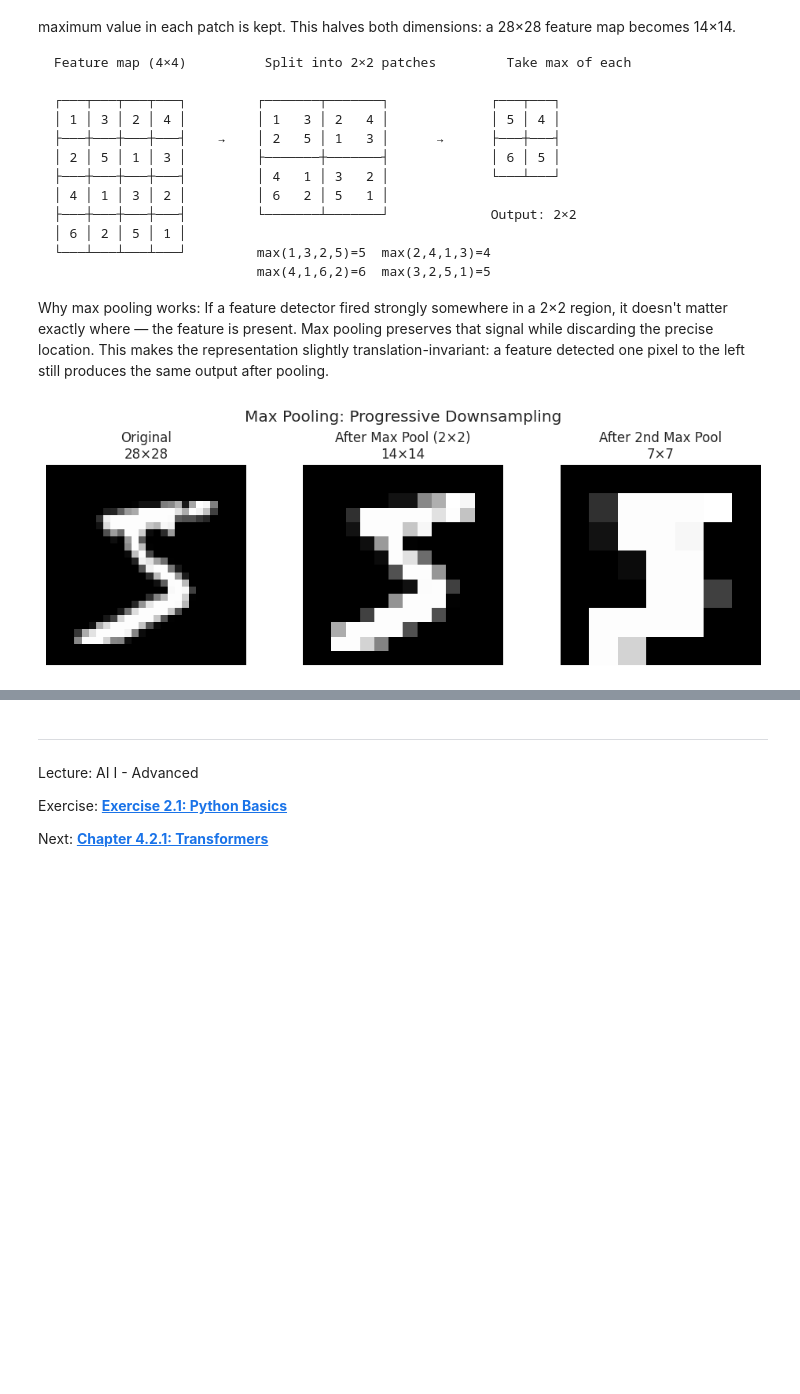
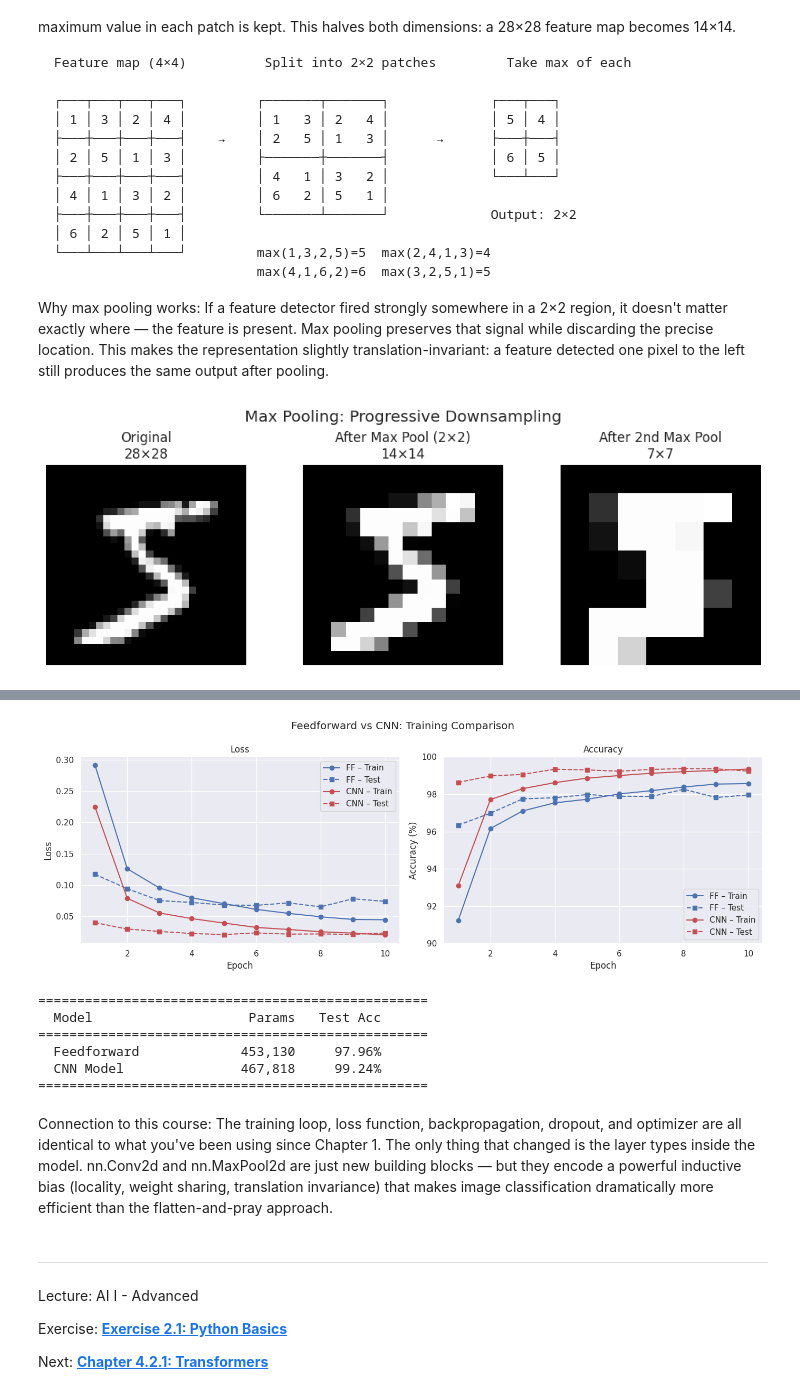
Before and after one commit to iLuckyW/lecture-ai-advanced, a Jupyter notebook: chapter/04_excursus/01_cv/01_cnn.ipynb, the cells around one changed output, grey strips where cells are left out. Cells and saved outputs as stored; diff of their text form; code cells hidden in the pictures; blank space fills up the shorter version.

Commit message:
feat: add cnn chapter

```diff
--- a/chapter/04_excursus/01_cv/01_cnn.ipynb
+++ b/chapter/04_excursus/01_cv/01_cnn.ipynb
@@ -81,7 +81,7 @@ import torch.nn.functional as F
 
 class FeedforwardClassifier(nn.Module):
 
-    def __init__(self, input_size=784, hidden_size=256, num_classes=10):
+    def __init__(self, input_size=784, hidden_size=384, num_classes=10):
         super().__init__()
         self.flatten  = nn.Flatten()
         self.fc1      = nn.Linear(input_size, hidden_size)
@@ -165,5 +165,5 @@ def train_and_evaluate(model, train_loader, test_loader, epochs=10, lr=0.001):
     }
 
 
-history = train_and_evaluate(model, train_loader, test_loader, epochs=10)
+ff_history = train_and_evaluate(model, train_loader, test_loader, epochs=10)
 # %% [output]
@@ -309,0 +400,2 @@ fig.tight_layout()
+# %%
+cnn_history = train_and_evaluate(cnn_model, train_loader, test_loader, epochs=10)
@@ -310,3 +413,47 @@ fig.tight_layout()
+# %%
+fig, axes = plt.subplots(1, 2, figsize=(14, 5))
+fig.suptitle("Feedforward vs CNN: Training Comparison")
+
+epochs = range(1, len(ff_history["train_acc"]) + 1)
+
+axes[0].plot(epochs, ff_history["train_loss"], "o-", color="C0", label="FF – Train")
+axes[0].plot(epochs, ff_history["test_loss"],  "s--", color="C0", label="FF – Test")
+axes[0].plot(epochs, cnn_history["train_loss"], "o-", color="C3", label="CNN – Train")
+axes[0].plot(epochs, cnn_history["test_loss"],  "s--", color="C3", label="CNN – Test")
+axes[0].set_xlabel("Epoch")
+axes[0].set_ylabel("Loss")
+axes[0].set_title("Loss")
+axes[0].legend()
+
+axes[1].plot(epochs, [a * 100 for a in ff_history["train_acc"]], "o-", color="C0", label="FF – Train")
+axes[1].plot(epochs, [a * 100 for a in ff_history["test_acc"]],  "s--", color="C0", label="FF – Test")
+axes[1].plot(epochs, [a * 100 for a in cnn_history["train_acc"]], "o-", color="C3", label="CNN – Train")
+axes[1].plot(epochs, [a * 100 for a in cnn_history["test_acc"]],  "s--", color="C3", label="CNN – Test")
+axes[1].set_xlabel("Epoch")
+axes[1].set_ylabel("Accuracy (%)")
+axes[1].set_title("Accuracy")
+axes[1].legend()
+axes[1].set_ylim([90, 100])
+
+fig.tight_layout()
+# %% [output]
+[figure, added]
+# %%
+print("\n" + "=" * 50)
+print(f"  {'Model':<20} {'Params':>10} {'Test Acc':>10}")
+print("=" * 50)
+print(f"  {'Feedforward':<20} {total_params:>10,} {ff_history['test_acc'][-1]*100:>9.2f}%")
+print(f"  {'CNN Model':<20} {cnn_params:>10,} {cnn_history['test_acc'][-1]*100:>9.2f}%")
+print("=" * 50)
+# %% [output]
+==================================================
+  Model                    Params   Test Acc
+==================================================
+  Feedforward             453,130     97.96%
+  CNN Model               467,818     99.24%
+==================================================
+# %% [markdown]
+Connection to this course: The training loop, loss function, backpropagation, dropout, and optimizer are all identical to what you've been using since Chapter 1. The only thing that changed is the layer types inside the model. nn.Conv2d and nn.MaxPool2d are just new building blocks — but they encode a powerful inductive bias (locality, weight sharing, translation invariance) that makes image classification dramatically more efficient than the flatten-and-pray approach.
 # %% [markdown]
 ---
 
```
Also changed, not shown: parts of 7 cells of this notebook.
